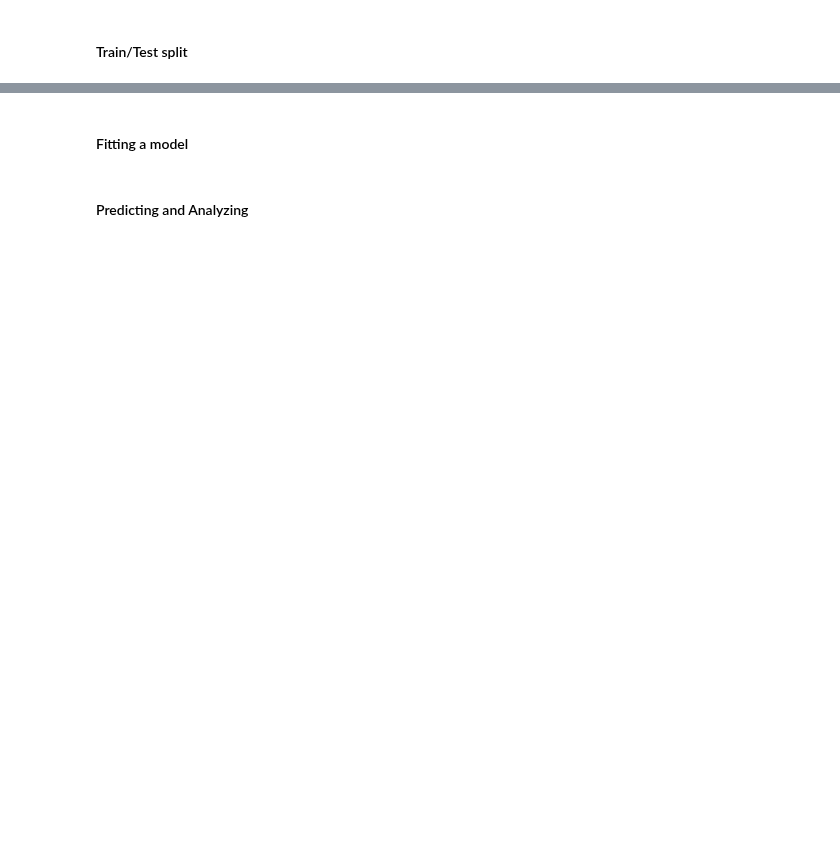
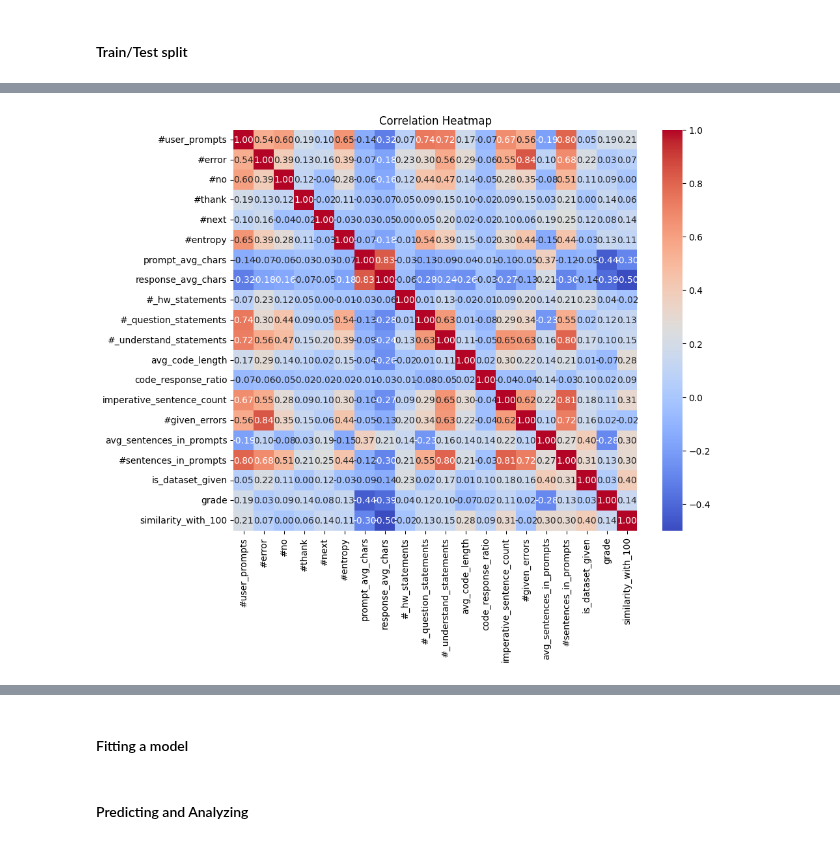
Before and after one commit to cerenarkac21/PROJE_CS412, a Jupyter notebook: code_base.ipynb, the cells around one changed output, grey strips where cells are left out. Saved outputs shown, nothing was run; the diff lists cells and outputs as text; code cells hidden in the pictures; blank space fills up the shorter version.

Commit message:
correlation heatmap added

```diff
--- a/code_base.ipynb
+++ b/code_base.ipynb
@@ -798,3 +1133,7 @@ merged_df = pd.merge(temp_df, similarity_df, on='code', how='left')
 
 # Display the first few rows of the merged dataframe
 merged_df.head()
+
+temp_df = merged_df.copy()
+
+temp_df.head()
@@ -810,0 +1169,13 @@ print("Test set size:", len(X_test))
+# %%
+#check df generated inorder to turn object values into numeric values
+#so that heat map can be generated
+#check_df generated soecificly for heat map generation & correlation calculation
+check_df = temp_df.copy()
+
+for col in check_df.columns:
+    # Convert columns with 'object' dtype to numeric
+    if check_df[col].dtype == 'object':
+        check_df[col] = pd.to_numeric(check_df[col], errors='coerce')
+
+# Now print the updated data types
+print(check_df.dtypes)
@@ -810,0 +1200,3 @@ print("Test set size:", len(X_test))
+# %%
+check_df = check_df.drop(columns=['code'])
+check_df
@@ -810,0 +1217,14 @@ print("Test set size:", len(X_test))
+# %%
+import seaborn as sns
+correlation_matrix = check_df.corr()
+target_correlation = correlation_matrix['grade'].sort_values(ascending=False)
+
+# Plotting results in a heatmap
+plt.figure(figsize=(10, 8))
+sns.heatmap(correlation_matrix, annot=True, cmap='coolwarm', fmt='.2f')
+plt.title('Correlation Heatmap')
+plt.show()
+
+correlation_matrix = check_df.corr()
+# %% [output]
+[figure, added]
```
Also changed, not shown: parts of 49 cells of this notebook.
